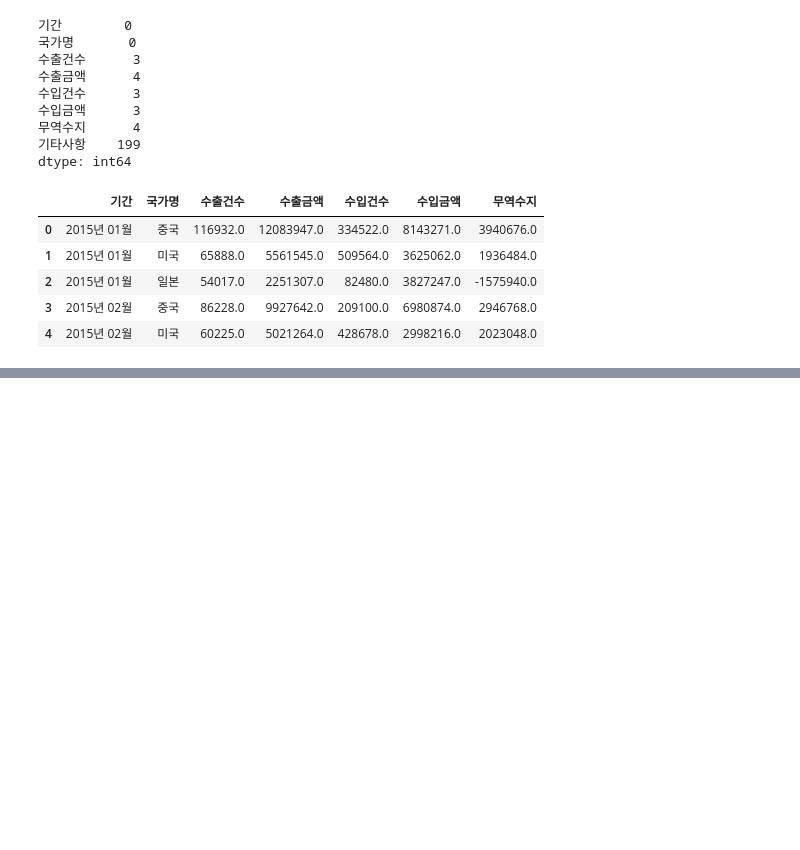
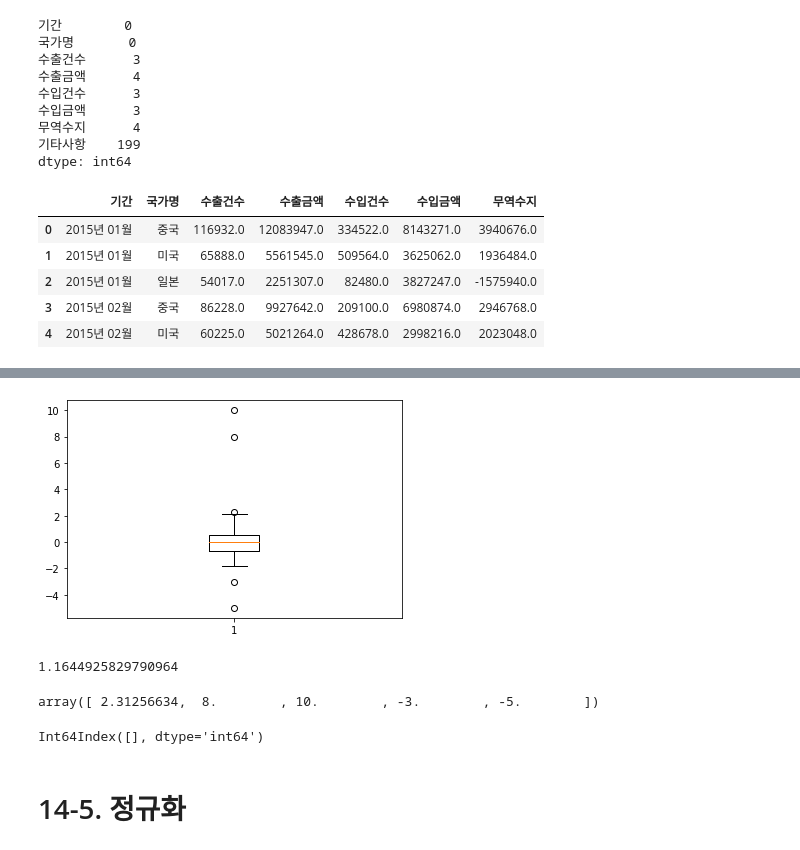
Before and after one commit to eunichoi/aiiffel_sba, a Jupyter notebook: 14. 다양한 데이터 전처리 기법.ipynb, the cells around one changed output, grey strips where cells are left out. Cells and saved outputs as stored; diff of their text form; code cells hidden in the pictures; blank space fills up the shorter version.

```diff
--- a/14. 다양한 데이터 전처리 기법.ipynb
+++ b/14. 다양한 데이터 전처리 기법.ipynb
@@ -147,0 +338,5 @@ trade[trade.isnull().any(axis=1)]
+# %%
+np.random.seed(2020)
+data = np.random.randn(100)  # 평균 0, 표준편차 1의 분포에서 100개의 숫자를 샘플링한 데이터 생성
+data = np.concatenate((data, np.array([8, 10, -3, -5])))      # [8, 10, -3, -5])를 데이터 뒤에 추가함
+data
@@ -147,0 +361,29 @@ trade[trade.isnull().any(axis=1)]
+# %%
+fig, ax = plt.subplots()
+ax.boxplot(data)
+plt.show()
+# %% [output]
+[figure, added]
+# %%
+Q3, Q1 = np.percentile(data, [75 ,25])
+IQR = Q3 - Q1
+IQR
+# %% [output]
+1.1644925829790964
+# %%
+data[(Q1-1.5*IQR > data)|(Q3+1.5*IQR < data)]
+# %% [output]
+array([ 2.31256634,  8.        , 10.        , -3.        , -5.        ])
+# %%
+#무역수지를 기준으로 이상치를 찾는 실습 outlier2(df,col) 메소드 구현
+def outlier2(df, col):
+    q1 = df[col].quantile(0.25)
+    q3 = df[col].quantile(0.75)
+    iqr = q3 - q1
+    return df[(df[col] < q1-1.5*iqr)|(df[col] > q3+1.5*iqr)].index
+
+outlier2(trade, '무역수지')
+# %% [output]
+Int64Index([], dtype='int64')
+# %% [markdown]
+# 14-5. 정규화
```
Also changed, not shown: parts of 66 cells of this notebook, 1 other file.
